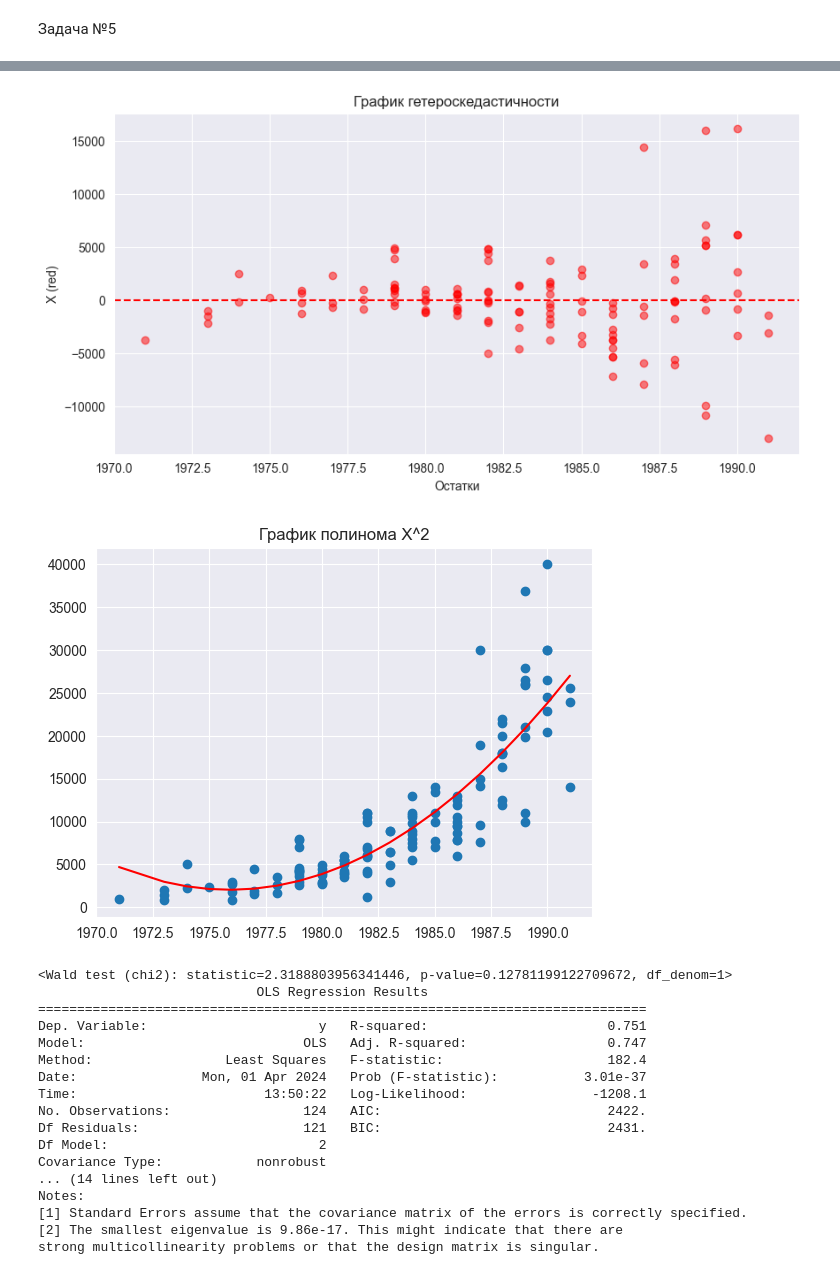
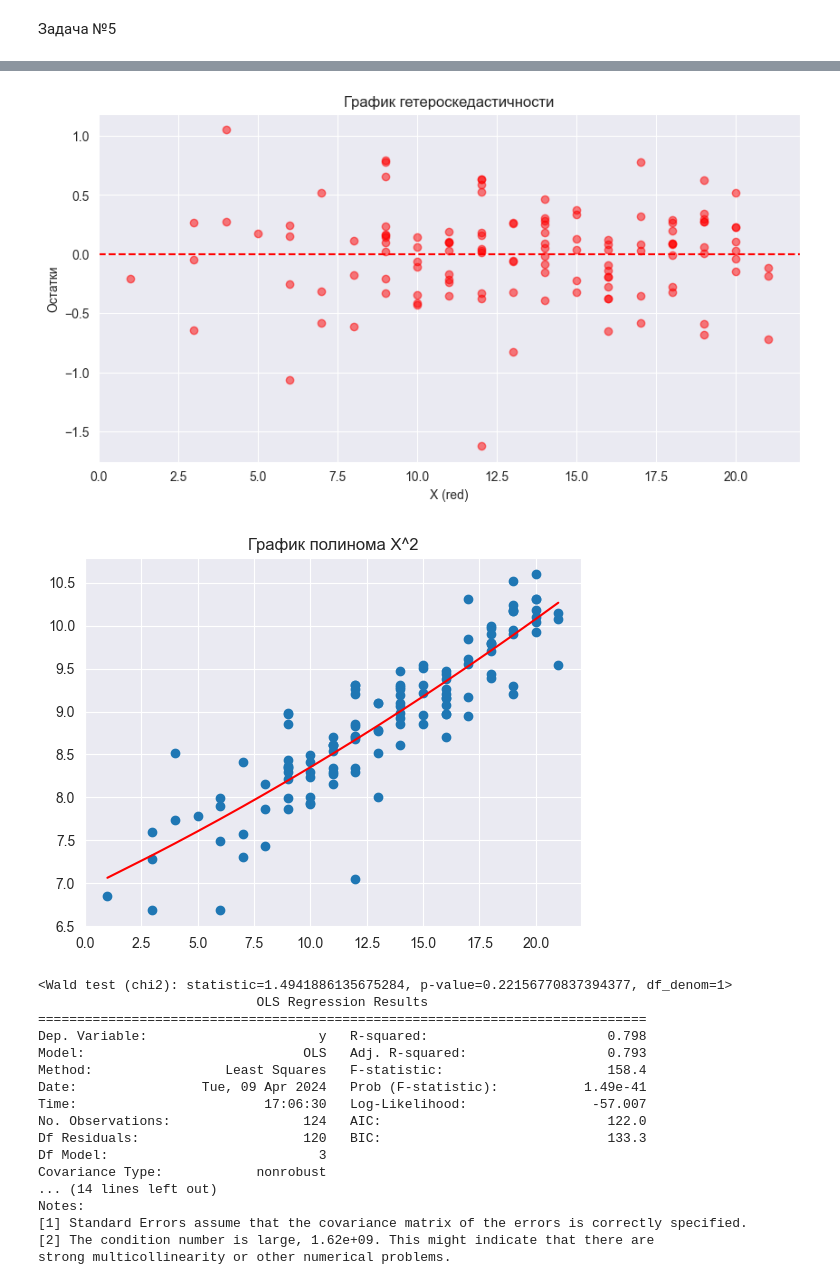
Before and after one commit to Saharochekl/DataAn2024, a Jupyter notebook: 29_03(T6_V3).ipynb, the cells around one changed output, grey strips where cells are left out. Saved outputs shown, nothing was run; the diff lists cells and outputs as text; code cells hidden in the pictures.

```diff
--- a/29_03(T6_V3).ipynb
+++ b/29_03(T6_V3).ipynb
@@ -492,10 +554,10 @@ for line in lines:
 
 temp = zip(year,price)
 Ts = sorted(temp, key=lambda tup: tup[0])
-years = [temp[0]+1900 for temp in Ts]
+years = [temp[0]-70 for temp in Ts]
 prices = [temp[1] for temp in Ts]
 
-Y = np.array(prices)
+Y = np.log(np.array(prices))
 X = np.array(years)
 
 n = len(X)
@@ -516,8 +578,8 @@ plt.figure(figsize=(10, 5))
 plt.scatter(X, model.resid,color = 'r', alpha=0.5)
 plt.axhline(y=0, color='red', linestyle='--')
 plt.title('График гетероскедастичности')
-plt.xlabel('Остатки')
-plt.ylabel('X (red)')
+plt.ylabel('Остатки')
+plt.xlabel('X (red)')
 plt.show()
 
 Yplt = b[0] + b[1]*X
@@ -542,8 +604,8 @@ plt.figure(figsize=(10, 5))
 plt.scatter(X, model.resid,color = 'r', alpha=0.5)
 plt.axhline(y=0, color='red', linestyle='--')
 plt.title('График гетероскедастичности')
-plt.xlabel('Остатки')
-plt.ylabel('X (red)')
+plt.ylabel('Остатки')
+plt.xlabel('X (red)')
 plt.show()
 
 Yplt = b[0] + b[1]*X + b[2]*X**2
@@ -559,7 +621,7 @@ plt.show()
 # ----------------------------------- polynom X^2 + ln(X) -------------------------------------
 # ---------------------------------------------------------------------------------------------
 
-Xmat = sm.add_constant(np.column_stack((X0, X, X**2, np.log(X))))
+Xmat = sm.add_constant(np.column_stack((X0, X, X**2, np.exp(X))))
 model = sm.OLS(Y, Xmat).fit()
 print(statsmodels.stats.diagnostic.linear_reset(model, power=2, test_type='fitted', use_f=False, cov_type='nonrobust', cov_kwargs=None))
 
@@ -569,11 +631,11 @@ plt.figure(figsize=(10, 5))
 plt.scatter(X, model.resid,color = 'r', alpha=0.5)
 plt.axhline(y=0, color='red', linestyle='--')
 plt.title('График гетероскедастичности')
-plt.xlabel('Остатки')
-plt.ylabel('X (red)')
+plt.ylabel('Остатки')
+plt.xlabel('X (red)')
 plt.show()
 
-Yplt = b[0] + b[1]*X + b[2]*X**2 + b[3]*np.log(X)
+Yplt = b[0] + b[1]*X + b[2]*X**2 + b[3]*np.exp(X)
 
 plt.scatter(X, Y)
 plt.plot(X, Yplt, color='r')
@@ -594,8 +656,8 @@ plt.figure(figsize=(10, 5))
 plt.scatter(X, model.resid,color = 'r', alpha=0.5)
 plt.axhline(y=0, color='red', linestyle='--')
 plt.title('График гетероскедастичности')
-plt.xlabel('Остатки')
-plt.ylabel('X (red)')
+plt.ylabel('Остатки')
+plt.xlabel('X (red)')
 plt.show()
 
 Yplt = b[0] + b[1]*X + b[2]*X**2 + b[3]*X**3
@@ -619,8 +681,8 @@ plt.figure(figsize=(10, 5))
 plt.scatter(X, model.resid,color = 'r', alpha=0.5)
 plt.axhline(y=0, color='red', linestyle='--')
 plt.title('График гетероскедастичности')
-plt.xlabel('Остатки')
-plt.ylabel('X (red)')
+plt.ylabel('Остатки')
+plt.xlabel('X (red)')
 plt.show()
 
 Yplt = b[0] + b[1]*X + b[2]*X**2 + b[3]*X**3 + b[4]*X**4
@@ -629,4 +691,29 @@ plt.scatter(X, Y)
 plt.plot(X, Yplt, color='r')
 plt.title('График полинома X^4')
 plt.show()
+
+# # ---------------------------------------------------------------------------------------------
+# # ----------------------------------- polynom X^4 ----------------------------------------------
+# # ---------------------------------------------------------------------------------------------
+#
+# Xmat = sm.add_constant(np.column_stack((X0, X, X**2, X**3, X**4)))
+# model = sm.OLS(Y, Xmat).fit()
+# print(statsmodels.stats.diagnostic.linear_reset(model, power=4, test_type='fitted', use_f=False, cov_type='nonrobust', cov_kwargs=None))
+#
+# print(model.summary())
+# b = model.params
+# plt.figure(figsize=(10, 5))
+# plt.scatter(X, model.resid,color = 'r', alpha=0.5)
+# plt.axhline(y=0, color='red', linestyle='--')
+# plt.title('График гетероскедастичности')
+# plt.xlabel('Остатки')
+# plt.ylabel('X (red)')
+# plt.show()
+#
+# Yplt = b[0] + b[1]*X + b[2]*X**2 + b[3]*X**3 + b[4]*X**4
+#
+# plt.scatter(X, Y)
+# plt.plot(X, Yplt, color='r')
+# plt.title('График полинома X^4')
+# plt.show()
 # %% [output]
@@ -668,20 +755,20 @@ Notes:
 strong multicollinearity or other numerical problems.
-[figure, old version]
+[figure, new version]
-[figure, old version]
+[figure, new version]
-<Wald test (chi2): statistic=2.3188803956341446, p-value=0.12781199122709672, df_denom=1>
+<Wald test (chi2): statistic=1.4941886135675284, p-value=0.22156770837394377, df_denom=1>
                             OLS Regression Results
 ==============================================================================
-Dep. Variable:                      y   R-squared:                       0.751
-Model:                            OLS   Adj. R-squared:                  0.747
-Method:                 Least Squares   F-statistic:                     182.4
-Date:                Mon, 01 Apr 2024   Prob (F-statistic):           3.01e-37
-Time:                        13:50:22   Log-Likelihood:                -1208.1
-No. Observations:                 124   AIC:                             2422.
-Df Residuals:                     121   BIC:                             2431.
-Df Model:                           2
+Dep. Variable:                      y   R-squared:                       0.798
+Model:                            OLS   Adj. R-squared:                  0.793
+Method:                 Least Squares   F-statistic:                     158.4
+Date:                Tue, 09 Apr 2024   Prob (F-statistic):           1.49e-41
+Time:                        17:06:30   Log-Likelihood:                -57.007
+No. Observations:                 124   AIC:                             122.0
+Df Residuals:                     120   BIC:                             133.3
+Df Model:                           3
 Covariance Type:            nonrobust
 ... (14 lines left out)
 Notes:
 [1] Standard Errors assume that the covariance matrix of the errors is correctly specified.
-[2] The smallest eigenvalue is 9.86e-17. This might indicate that there are
-strong multicollinearity problems or that the design matrix is singular.
+[2] The condition number is large, 1.62e+09. This might indicate that there are
+strong multicollinearity or other numerical problems.
```
Also changed, not shown: parts of 3 cells of this notebook.
